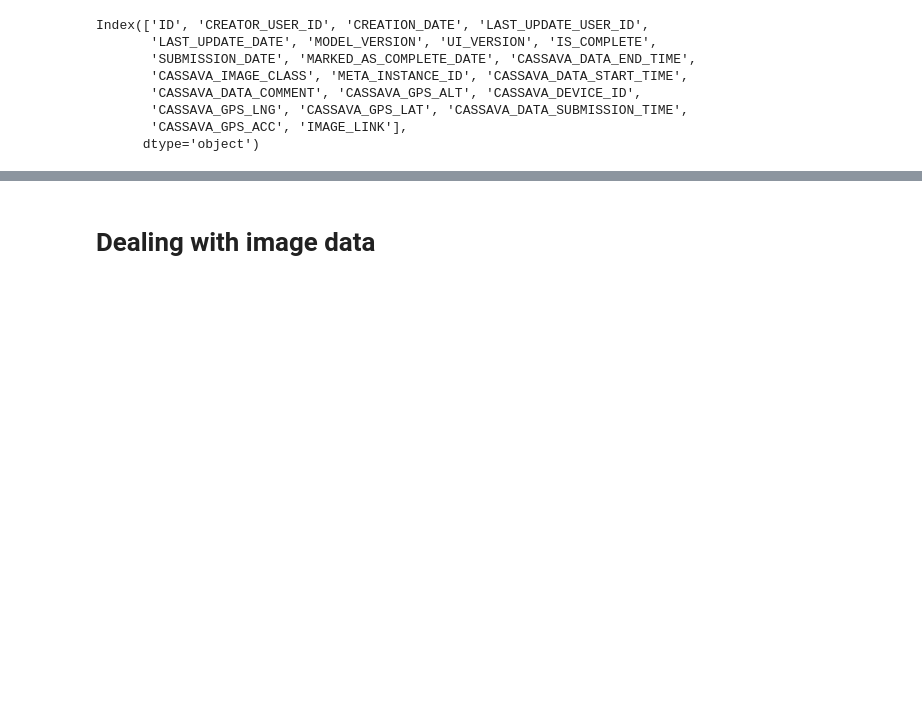
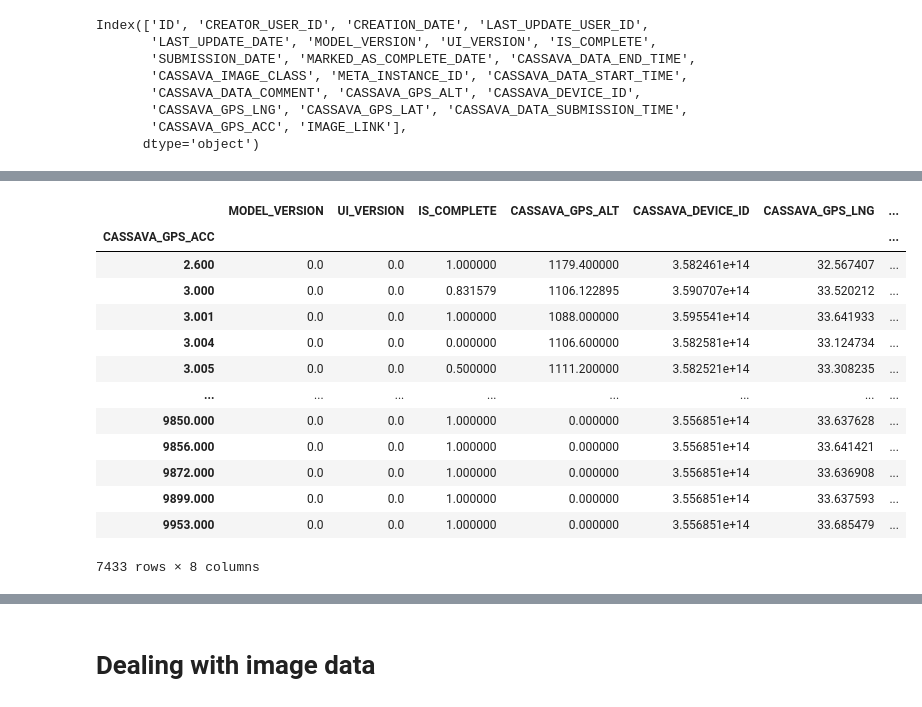
Before and after one commit to dnajjuma/Diana-Cassava-dataset, a Jupyter notebook: CASSAVA2.ipynb, the cells around one changed output, grey strips where cells are left out. Cells and saved outputs as stored; diff of their text form; code cells hidden in the pictures; blank space fills up the shorter version.

```diff
--- a/CASSAVA2.ipynb
+++ b/CASSAVA2.ipynb
@@ -271,0 +380,17 @@ SyntaxError: unexpected EOF while parsing (<ipython-input-83-cf78e6afef45>, line
+# %%
+cassava.groupby(['CASSAVA_GPS_ACC']).mean()
+# %% [output]
+|  | MODEL_VERSION | UI_VERSION | IS_COMPLETE | CASSAVA_GPS_ALT | CASSAVA_DEVICE_ID | CASSAVA_GPS_LNG | ... |
+| CASSAVA_GPS_ACC |  |  |  |  |  |  | ... |
+| 2.600 | 0.0 | 0.0 | 1.000000 | 1179.400000 | 3.582461e+14 | 32.567407 | ... |
+| 3.000 | 0.0 | 0.0 | 0.831579 | 1106.122895 | 3.590707e+14 | 33.520212 | ... |
+| 3.001 | 0.0 | 0.0 | 1.000000 | 1088.000000 | 3.595541e+14 | 33.641933 | ... |
+| 3.004 | 0.0 | 0.0 | 0.000000 | 1106.600000 | 3.582581e+14 | 33.124734 | ... |
+| 3.005 | 0.0 | 0.0 | 0.500000 | 1111.200000 | 3.582521e+14 | 33.308235 | ... |
+| ... | ... | ... | ... | ... | ... | ... | ... |
+| 9850.000 | 0.0 | 0.0 | 1.000000 | 0.000000 | 3.556851e+14 | 33.637628 | ... |
+| 9856.000 | 0.0 | 0.0 | 1.000000 | 0.000000 | 3.556851e+14 | 33.641421 | ... |
+| 9872.000 | 0.0 | 0.0 | 1.000000 | 0.000000 | 3.556851e+14 | 33.636908 | ... |
+| 9899.000 | 0.0 | 0.0 | 1.000000 | 0.000000 | 3.556851e+14 | 33.637593 | ... |
+| 9953.000 | 0.0 | 0.0 | 1.000000 | 0.000000 | 3.556851e+14 | 33.685479 | ... |
+7433 rows × 8 columns
```
Also changed, not shown: parts of 66 cells of this notebook.
